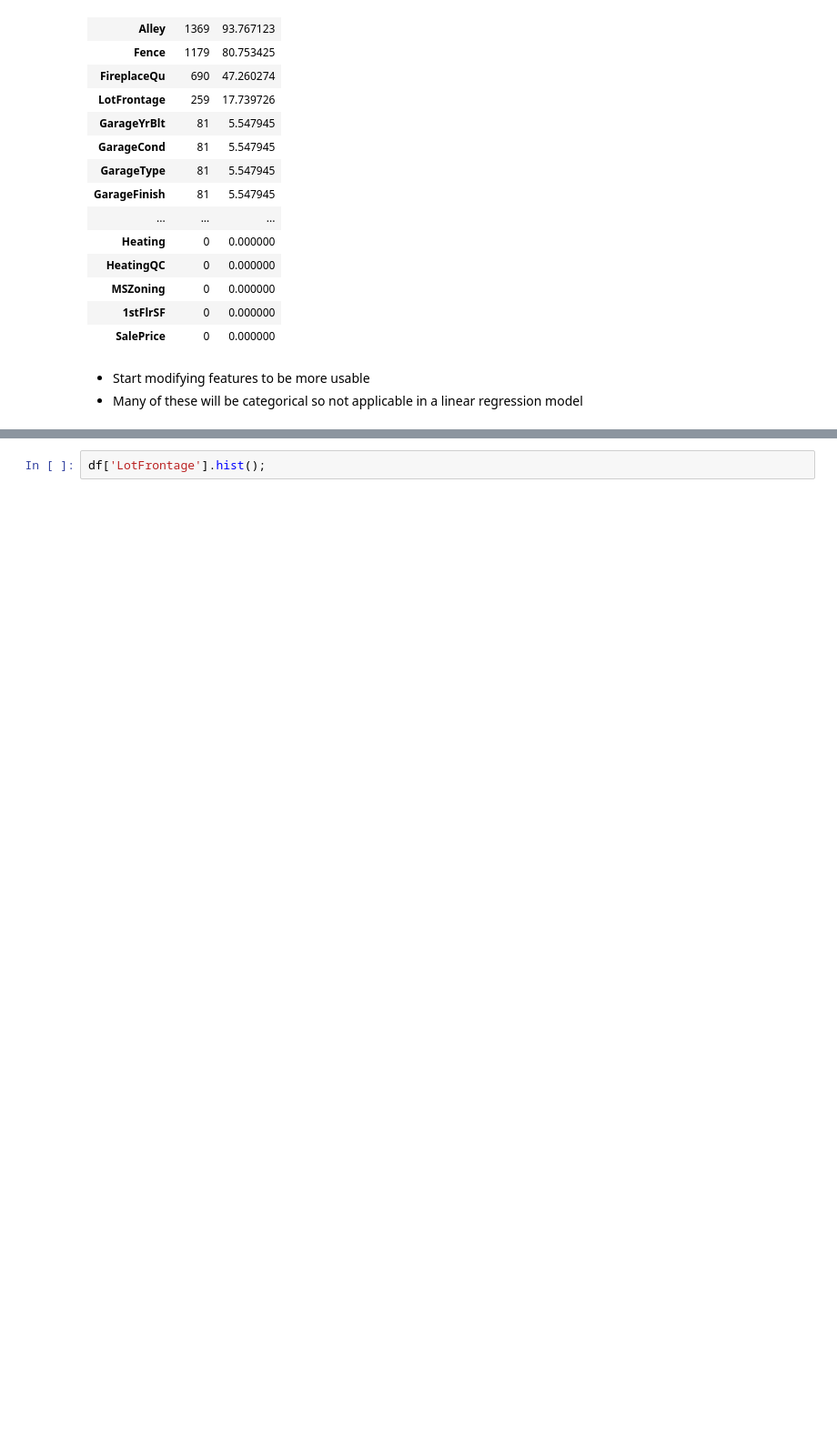
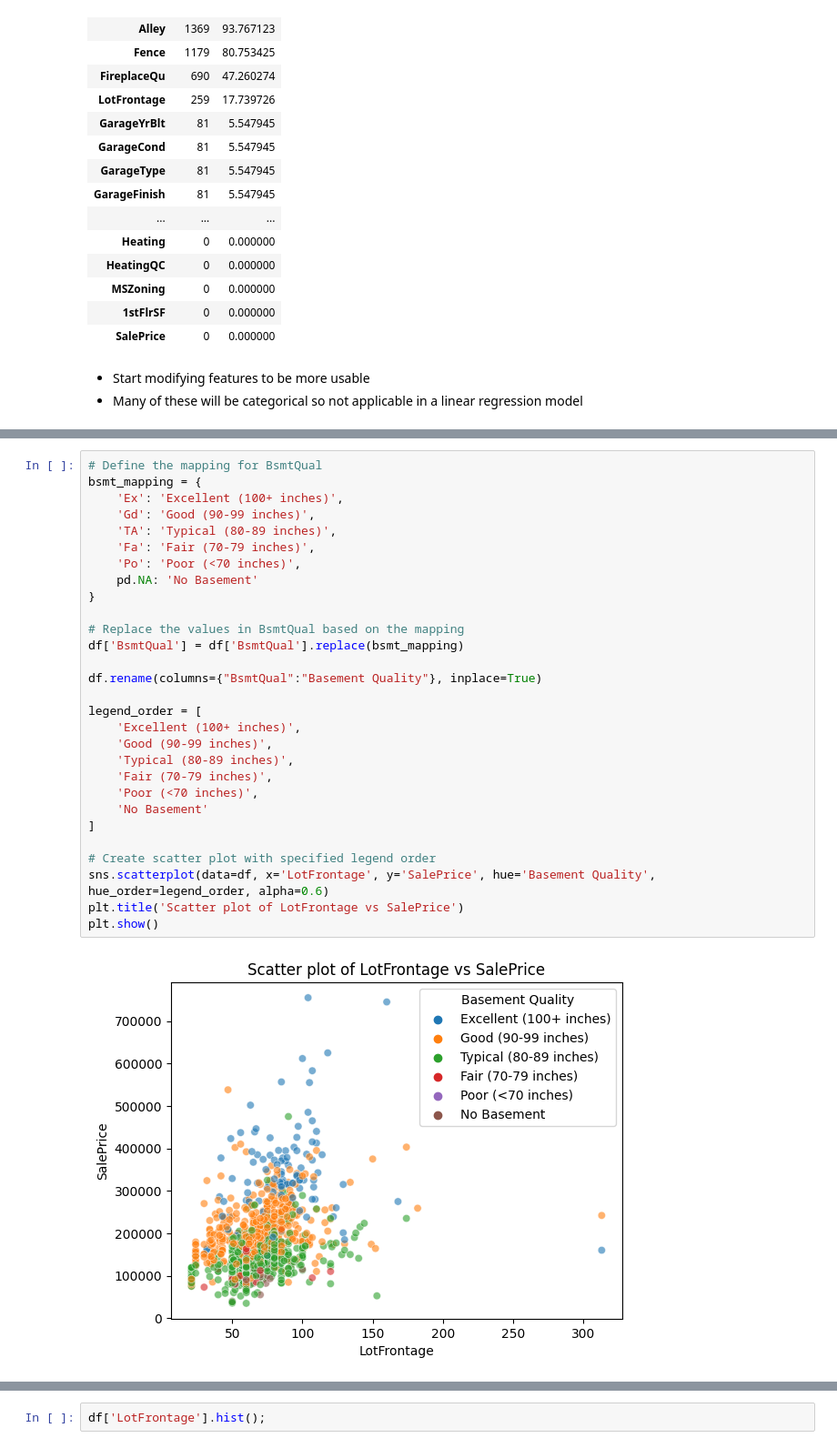
Before and after one commit to richy1996/Springboard_Capstone_II, a Jupyter notebook: EDA.ipynb, the cells around one changed output, grey strips where cells are left out. Shown at 91% size. Cells and saved outputs as stored; diff of their text form; blank space fills up the shorter version.

```diff
--- a/EDA.ipynb
+++ b/EDA.ipynb
@@ -112,0 +131,31 @@ missing.sort_values(by='count', ascending=False)
+# %%
+# Define the mapping for BsmtQual
+bsmt_mapping = {
+    'Ex': 'Excellent (100+ inches)',
+    'Gd': 'Good (90-99 inches)',
+    'TA': 'Typical (80-89 inches)',
+    'Fa': 'Fair (70-79 inches)',
+    'Po': 'Poor (<70 inches)',
+    pd.NA: 'No Basement'
+}
+
+# Replace the values in BsmtQual based on the mapping
+df['BsmtQual'] = df['BsmtQual'].replace(bsmt_mapping)
+
+df.rename(columns={"BsmtQual":"Basement Quality"}, inplace=True)
+
+legend_order = [
+    'Excellent (100+ inches)',
+    'Good (90-99 inches)',
+    'Typical (80-89 inches)',
+    'Fair (70-79 inches)',
+    'Poor (<70 inches)',
+    'No Basement'
+]
+
+# Create scatter plot with specified legend order
+sns.scatterplot(data=df, x='LotFrontage', y='SalePrice', hue='Basement Quality', hue_order=legend_order, alpha=0.6)
+plt.title('Scatter plot of LotFrontage vs SalePrice')
+plt.show()
+# %% [output]
+[figure, added]
```
Also changed, not shown: parts of 5 cells of this notebook.
